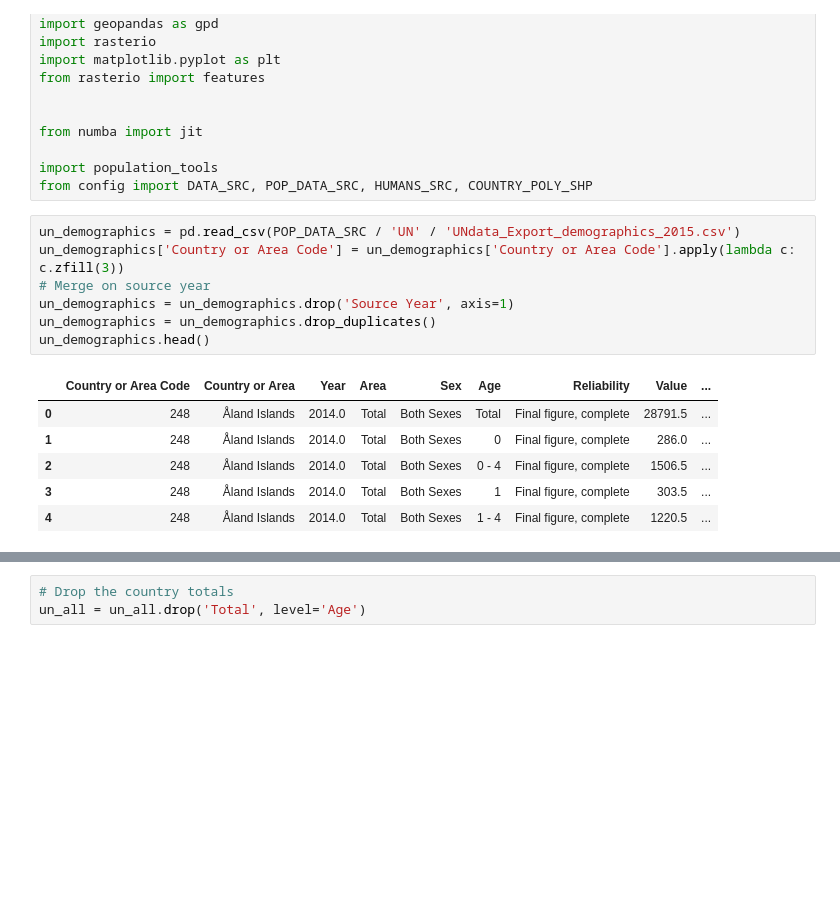
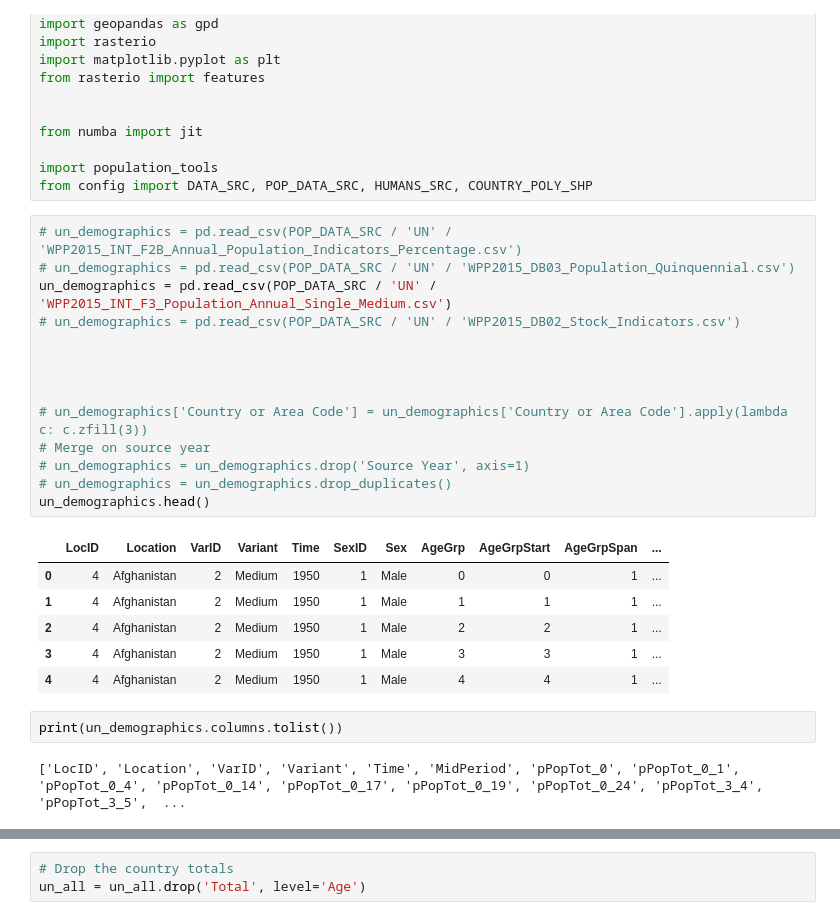
Before and after one commit to mangecoeur/health-climate-exposure, a Jupyter notebook: Project demographic stats to population.ipynb, the cells around one changed output, grey strips where cells are left out. Cells and saved outputs as stored; diff of their text form; blank space fills up the shorter version.

```diff
--- a/Project demographic stats to population.ipynb
+++ b/Project demographic stats to population.ipynb
@@ -24,16 +24,27 @@ from numba import jit
 import population_tools
 from config import DATA_SRC, POP_DATA_SRC, HUMANS_SRC, COUNTRY_POLY_SHP
 # %%
-un_demographics = pd.read_csv(POP_DATA_SRC / 'UN' / 'UNdata_Export_demographics_2015.csv')
-un_demographics['Country or Area Code'] = un_demographics['Country or Area Code'].apply(lambda c: c.zfill(3))
+# un_demographics = pd.read_csv(POP_DATA_SRC / 'UN' / 'WPP2015_INT_F2B_Annual_Population_Indicators_Percentage.csv')
+# un_demographics = pd.read_csv(POP_DATA_SRC / 'UN' / 'WPP2015_DB03_Population_Quinquennial.csv')
+un_demographics = pd.read_csv(POP_DATA_SRC / 'UN' / 'WPP2015_INT_F3_Population_Annual_Single_Medium.csv')
+# un_demographics = pd.read_csv(POP_DATA_SRC / 'UN' / 'WPP2015_DB02_Stock_Indicators.csv')
+
+
+
+
+# un_demographics['Country or Area Code'] = un_demographics['Country or Area Code'].apply(lambda c: c.zfill(3))
 # Merge on source year
-un_demographics = un_demographics.drop('Source Year', axis=1)
-un_demographics = un_demographics.drop_duplicates()
+# un_demographics = un_demographics.drop('Source Year', axis=1)
+# un_demographics = un_demographics.drop_duplicates()
 un_demographics.head()
 # %% [output]
-|  | Country or Area Code | Country or Area | Year | Area | Sex | Age | Reliability | Value | ... |
-| 0 | 248 | Åland Islands | 2014.0 | Total | Both Sexes | Total | Final figure, complete | 28791.5 | ... |
-| 1 | 248 | Åland Islands | 2014.0 | Total | Both Sexes | 0 | Final figure, complete | 286.0 | ... |
-| 2 | 248 | Åland Islands | 2014.0 | Total | Both Sexes | 0 - 4 | Final figure, complete | 1506.5 | ... |
-| 3 | 248 | Åland Islands | 2014.0 | Total | Both Sexes | 1 | Final figure, complete | 303.5 | ... |
-| 4 | 248 | Åland Islands | 2014.0 | Total | Both Sexes | 1 - 4 | Final figure, complete | 1220.5 | ... |
+|  | LocID | Location | VarID | Variant | Time | SexID | Sex | AgeGrp | AgeGrpStart | AgeGrpSpan | ... |
+| 0 | 4 | Afghanistan | 2 | Medium | 1950 | 1 | Male | 0 | 0 | 1 | ... |
+| 1 | 4 | Afghanistan | 2 | Medium | 1950 | 1 | Male | 1 | 1 | 1 | ... |
+| 2 | 4 | Afghanistan | 2 | Medium | 1950 | 1 | Male | 2 | 2 | 1 | ... |
+| 3 | 4 | Afghanistan | 2 | Medium | 1950 | 1 | Male | 3 | 3 | 1 | ... |
+| 4 | 4 | Afghanistan | 2 | Medium | 1950 | 1 | Male | 4 | 4 | 1 | ... |
+# %%
+print(un_demographics.columns.tolist())
+# %% [output]
+['LocID', 'Location', 'VarID', 'Variant', 'Time', 'MidPeriod', 'pPopTot_0', 'pPopTot_0_1', 'pPopTot_0_4', 'pPopTot_0_14', 'pPopTot_0_17', 'pPopTot_0_19', 'pPopTot_0_24', 'pPopTot_3_4', 'pPopTot_3_5',  ...
```
Also changed, not shown: parts of 21 cells of this notebook.
